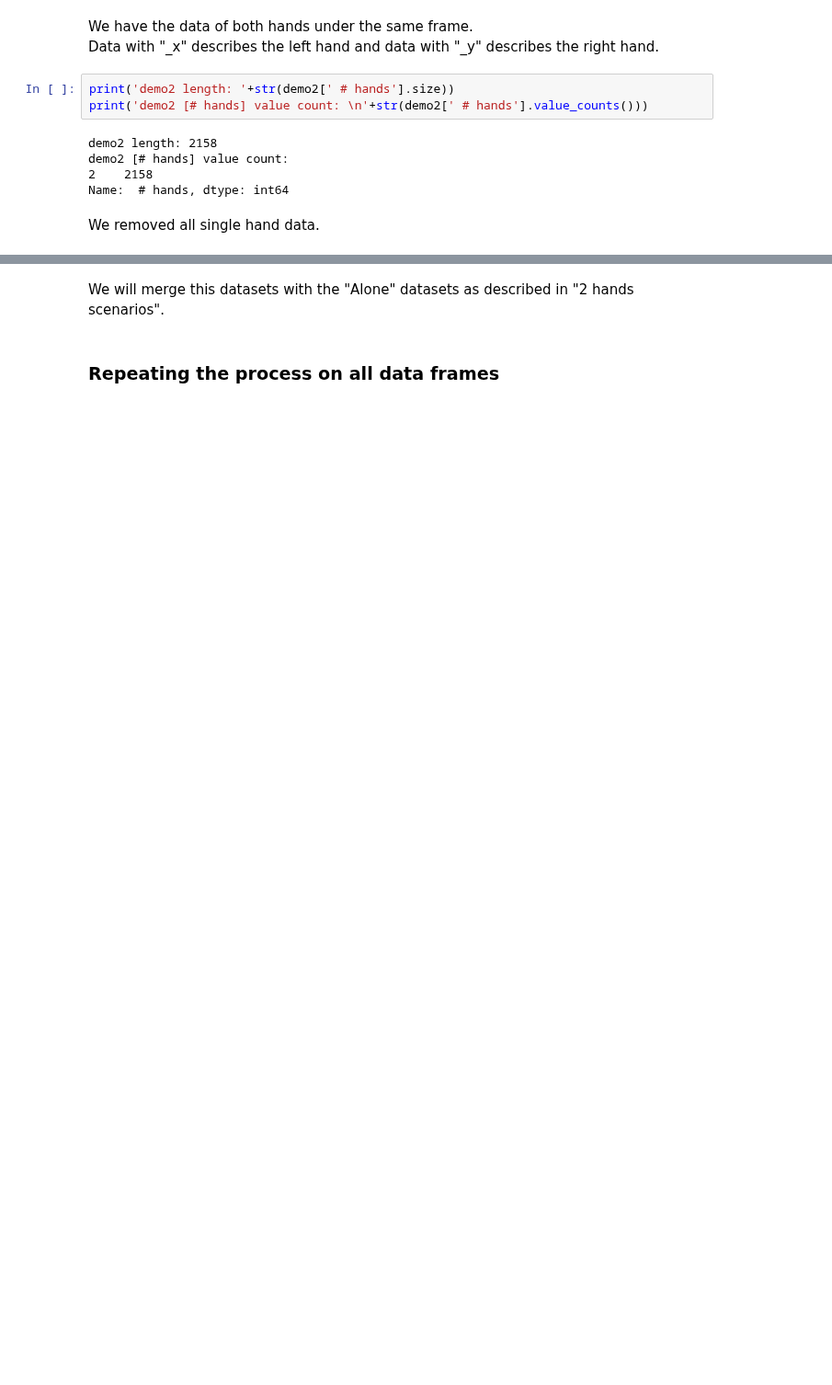
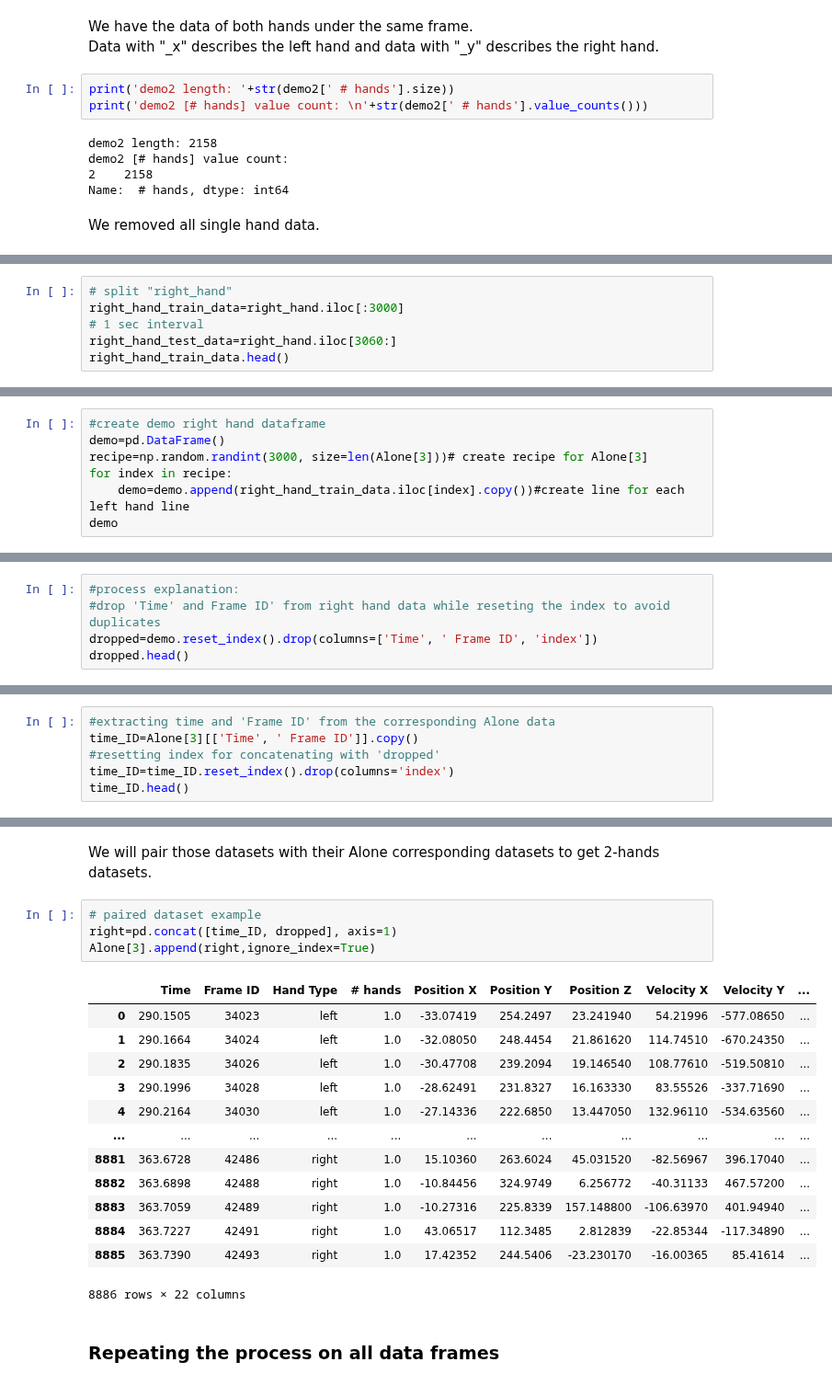
Before and after one commit to oridarshan/data-visualization-project, a Jupyter notebook: Hands Classification.ipynb, the cells around one changed output, grey strips where cells are left out. Shown at 92% size. Cells and saved outputs as stored; diff of their text form; blank space fills up the shorter version.

Commit message:
hands Alone reorganizing bug fix

```diff
--- a/Hands Classification.ipynb
+++ b/Hands Classification.ipynb
@@ -369,0 +310,6 @@ example dataset:
+# %%
+# split "right_hand"
+right_hand_train_data=right_hand.iloc[:3000]
+# 1 sec interval
+right_hand_test_data=right_hand.iloc[3060:]
+right_hand_train_data.head()
@@ -369,0 +324,7 @@ example dataset:
+# %%
+#create demo right hand dataframe
+demo=pd.DataFrame()
+recipe=np.random.randint(3000, size=len(Alone[3]))# create recipe for Alone[3]
+for index in recipe:
+    demo=demo.append(right_hand_train_data.iloc[index].copy())#create line for each left hand line
+demo
@@ -369,0 +347,5 @@ example dataset:
+# %%
+#process explanation:
+#drop 'Time' and Frame ID' from right hand data while reseting the index to avoid duplicates
+dropped=demo.reset_index().drop(columns=['Time', ' Frame ID', 'index'])
+dropped.head()
@@ -369,0 +359,6 @@ example dataset:
+# %%
+#extracting time and 'Frame ID' from the corresponding Alone data
+time_ID=Alone[3][['Time', ' Frame ID']].copy()
+#resetting index for concatenating with 'dropped'
+time_ID=time_ID.reset_index().drop(columns='index')
+time_ID.head()
@@ -370,4 +389,22 @@ example dataset:
 # %% [markdown]
-We will merge this datasets with the "Alone" datasets as described in "2 hands scenarios".
+We will pair those datasets with their Alone corresponding datasets to get 2-hands datasets.
+# %%
+# paired dataset example
+right=pd.concat([time_ID, dropped], axis=1)
+Alone[3].append(right,ignore_index=True)
+# %% [output]
+|  | Time | Frame ID | Hand Type | # hands | Position X | Position Y | Position Z | Velocity X | Velocity Y | ... |
+| 0 | 290.1505 | 34023 | left | 1.0 | -33.07419 | 254.2497 | 23.241940 | 54.21996 | -577.08650 | ... |
+| 1 | 290.1664 | 34024 | left | 1.0 | -32.08050 | 248.4454 | 21.861620 | 114.74510 | -670.24350 | ... |
+| 2 | 290.1835 | 34026 | left | 1.0 | -30.47708 | 239.2094 | 19.146540 | 108.77610 | -519.50810 | ... |
+| 3 | 290.1996 | 34028 | left | 1.0 | -28.62491 | 231.8327 | 16.163330 | 83.55526 | -337.71690 | ... |
+| 4 | 290.2164 | 34030 | left | 1.0 | -27.14336 | 222.6850 | 13.447050 | 132.96110 | -534.63560 | ... |
+| ... | ... | ... | ... | ... | ... | ... | ... | ... | ... | ... |
+| 8881 | 363.6728 | 42486 | right | 1.0 | 15.10360 | 263.6024 | 45.031520 | -82.56967 | 396.17040 | ... |
+| 8882 | 363.6898 | 42488 | right | 1.0 | -10.84456 | 324.9749 | 6.256772 | -40.31133 | 467.57200 | ... |
+| 8883 | 363.7059 | 42489 | right | 1.0 | -10.27316 | 225.8339 | 157.148800 | -106.63970 | 401.94940 | ... |
+| 8884 | 363.7227 | 42491 | right | 1.0 | 43.06517 | 112.3485 | 2.812839 | -22.85344 | -117.34890 | ... |
+| 8885 | 363.7390 | 42493 | right | 1.0 | 17.42352 | 244.5406 | -23.230170 | -16.00365 | 85.41614 | ... |
+8886 rows × 22 columns
 # %% [markdown]
 ### Repeating the process on all data frames
```
Also changed, not shown: parts of 26 cells of this notebook.
